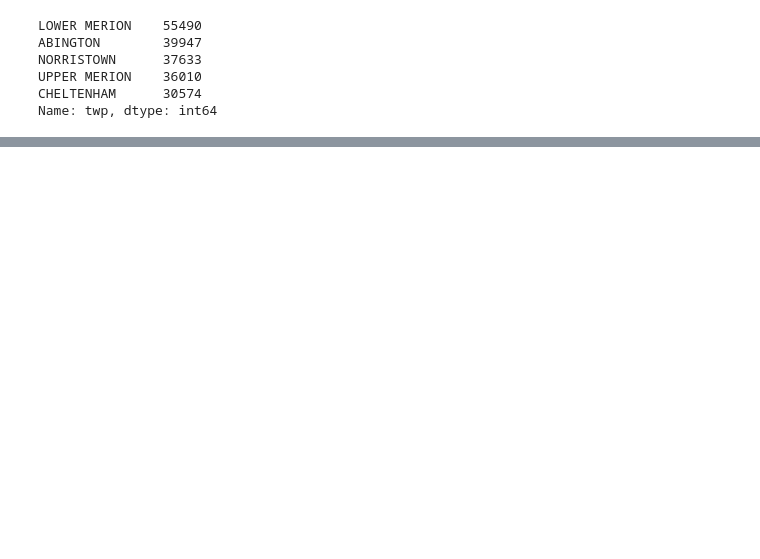
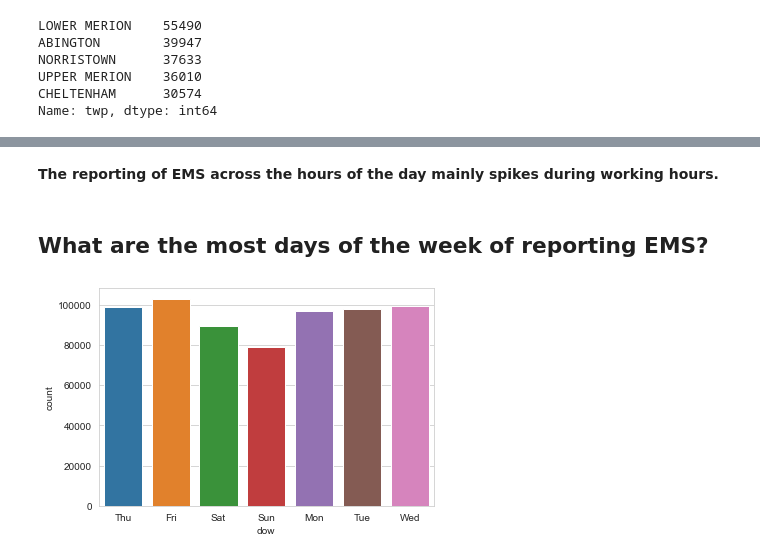
Before and after one commit to MoustafaaAshraf/911-Call-Analysis, a Jupyter notebook: 911CallsAnalysis.ipynb, the cells around one changed output, grey strips where cells are left out. Cells and saved outputs as stored; diff of their text form; code cells hidden in the pictures; blank space fills up the shorter version.

```diff
--- a/911CallsAnalysis.ipynb
+++ b/911CallsAnalysis.ipynb
@@ -261,12 +148,0 @@ sns.countplot(x=df['hour'],data=df[df['reason']=='EMS'])
-# %%
-# We can create a new feature of the day of the week of each emergency call,
-# Using apply and the attribute of datetime objects '.dayofweek' which return a numerical value of the day
-# as such:
-numDays_vs_weekDay = {0:'Mon',1:'Tue',2:'Wed',3:'Thu',4:'Fri',5:'Sat',6:'Sun'}
-df['day of the week'] = df['timeStamp'].apply(lambda x : x.dayofweek)
-# we can label the days of the week instead of the numbers but with string represenation of the day.
-df['day of the week'] = df['day of the week'].map(numDays_vs_weekDay)
-# Now we can answer of What are the most days of the week of reporting EMS?
-sns.countplot(x=df['day of the week'],data=df[df['reason']=='EMS'])
-# the results are pretty similar that it appears there is not significant increase of EMS calls in
-# a specific day of the week.
@@ -315,0 +183,23 @@ sns.heatmap(day_vs_hour_counted_by_reason)
+# %%
+def timestamp_processing(df):
+    '''
+    Input: a dataframe with a timestamp feature
+    returns: a dtaframe with the time stampfeature broken down into Month, Day-of-Week and Hour
+    '''
+    # Coverting timestamp into a processable object by pandas
+    df['timeStamp'] = df['timeStamp'].apply(lambda x: pd.to_datetime(x))
+
+    # Creating portions of time measures for later analysis
+    df['month'] = df['timeStamp'].apply(lambda x: x.month)
+    df['hour'] = df['timeStamp'].apply(lambda x: x.hour)
+    df['dow'] = df['timeStamp'].apply(lambda x: x.weekday())
+
+    # Dictionary for mapping day of week numbers into the name of the day for ease of understanding
+    numDays_vs_weekDay = {0: 'Mon', 1: 'Tue', 2: 'Wed',
+                          3: 'Thu', 4: 'Fri', 5: 'Sat', 6: 'Sun'}
+    # Mapping day of week feature
+    df['dow'] = df['dow'].map(numDays_vs_weekDay)
+
+    return df
+
+df = timestamp_processing(df)
@@ -315,0 +243,8 @@ sns.heatmap(day_vs_hour_counted_by_reason)
+# %% [markdown]
+**The reporting of EMS across the hours of the day mainly spikes during working hours.**
+# %% [markdown]
+## What are the most days of the week of reporting EMS?
+# %%
+sns.countplot(x=df['dow'], data=df[df['reason'] == 'EMS'])
+# %% [output]
+[figure, added]
```
Also changed, not shown: parts of 70 cells of this notebook, 2 other files.
